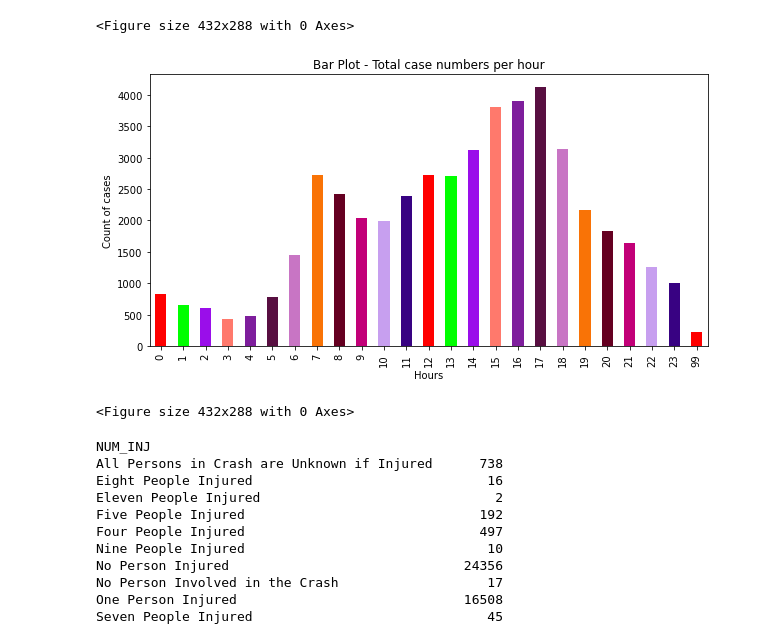
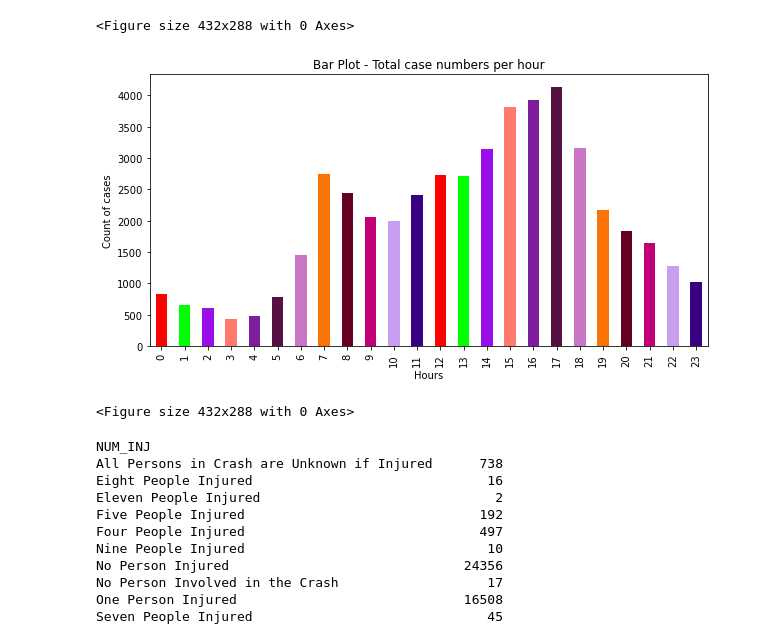
Before and after one commit to sudeshi1/Crash_Dummies, a Jupyter notebook: Crash_TimeAnalysis/main_time.ipynb, the cells around one changed output. Saved outputs shown, nothing was run; the diff lists cells and outputs as text; code cells hidden in the pictures.

```diff
--- a/Crash_TimeAnalysis/main_time.ipynb
+++ b/Crash_TimeAnalysis/main_time.ipynb
@@ -14,7 +14,7 @@ print(csvpath)
 Resources\ACCIDENT.csv
 # %%
 # Import the ACCIDENT.csv file as a DataFrame
-time_df = pd.read_csv("../Project1/Resources/ACCIDENT.csv")
+time_df = pd.read_csv("../Crash_TimeAnalysis/Resources/ACCIDENT.csv")
 time_df.head()
 # %% [output]
 |  | CASENUM | REGION | PSU | PJ | PSU_VAR | URBANICITY | STRATUM | VE_TOTAL | VE_FORMS | PVH_INVL | ... |
@@ -180,18 +180,18 @@ plt.tight_layout()
 <Figure size 432x288 with 0 Axes>
 # %%
 # Generate a bar plot showing the total case numbers per month using Pandas
-hour = reduced_df.groupby(['HOUR']).count()['CASENUM']
+hour = reduced_df.groupby(['HOUR_IM']).count()['CASENUM']
 
 hour.plot.bar(figsize=(10,5), color=my_colors)
 
 plt.title("Bar Plot - Total case numbers per hour")
 plt.xlabel("Hours")
 plt.ylabel("Count of cases")
 
 plt.show()
 plt.tight_layout()
 # %% [output]
-[figure, old version]
+[figure, new version]
 <Figure size 432x288 with 0 Axes>
 # %%
 num_inj = reduced_df.groupby(["NUM_INJ"]).count()['CASENUM']
```
Also changed, not shown: parts of 3 cells of this notebook, 1 other file.
